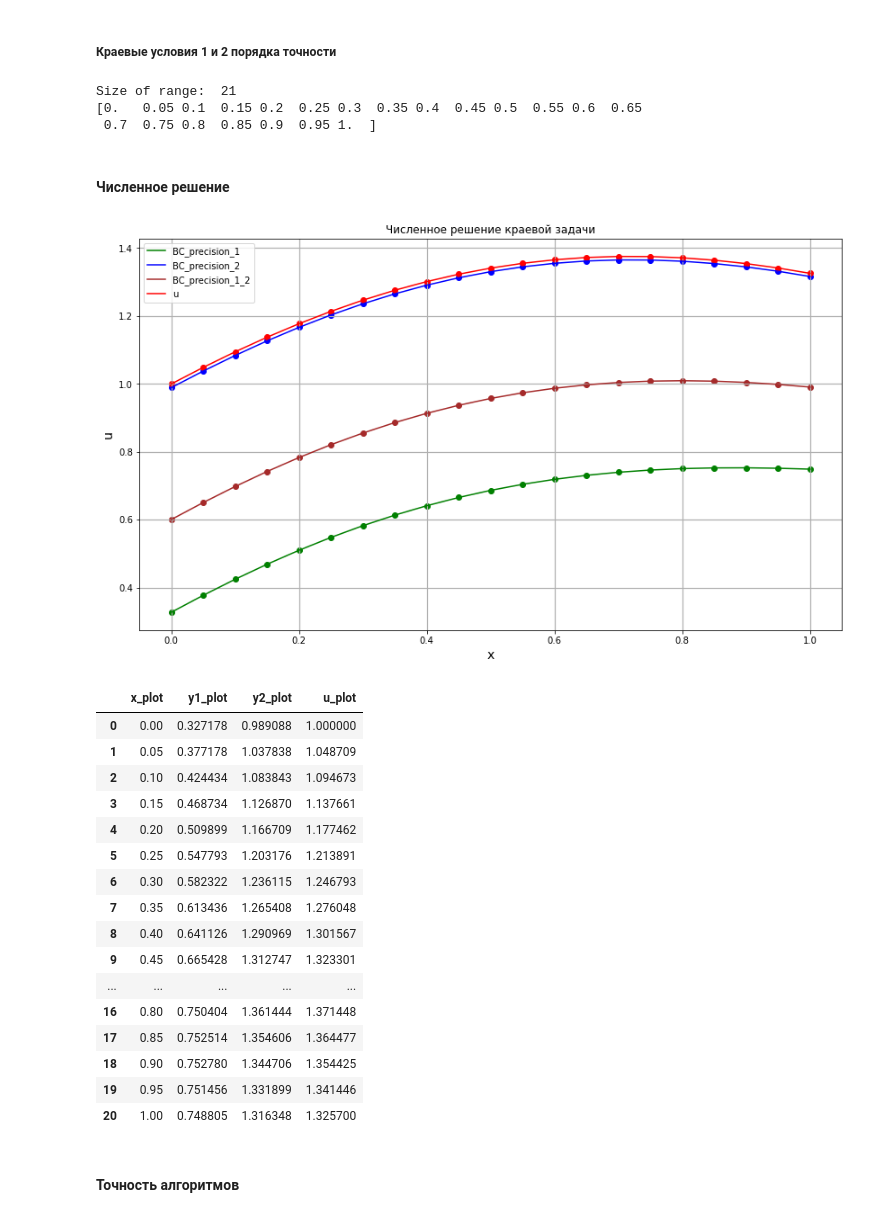
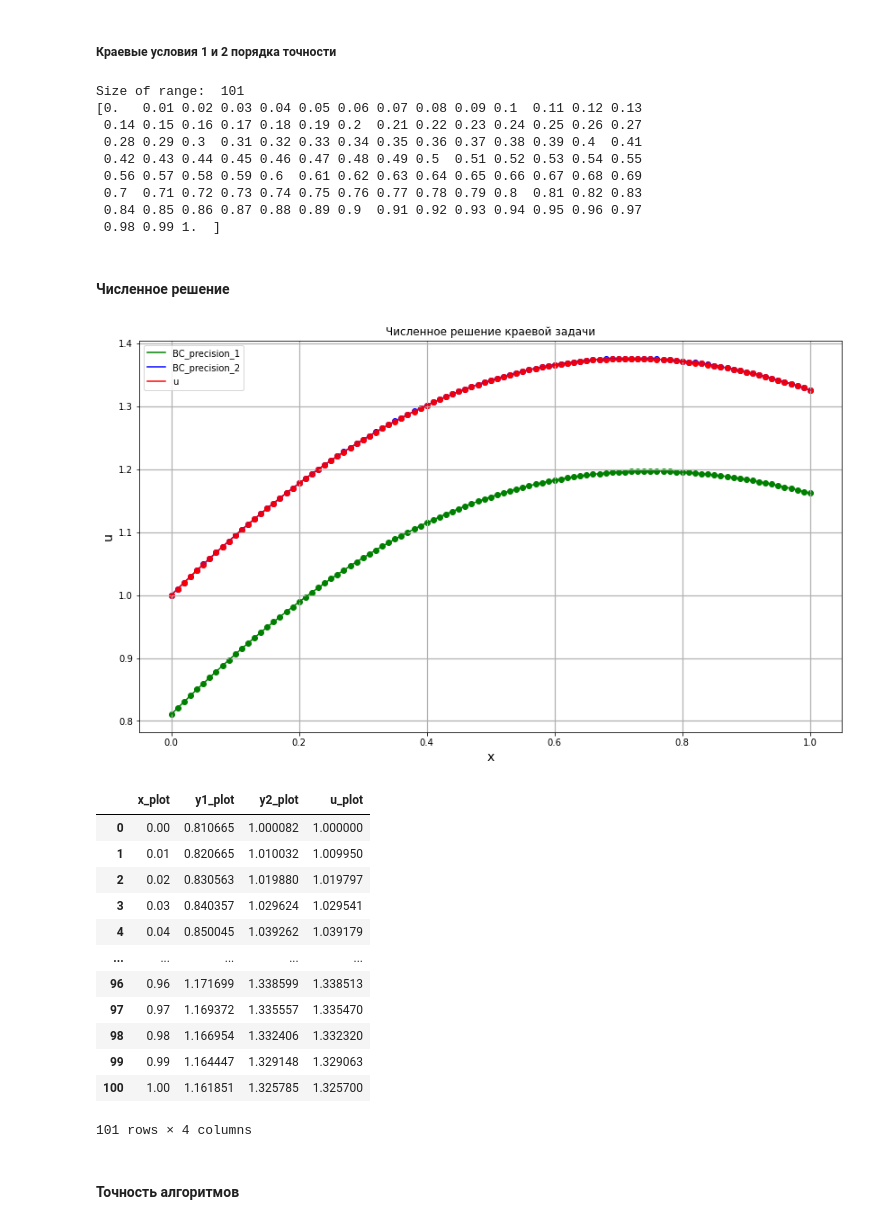
Before and after one commit to Shchetinnikov/Numerical_Methods, a Jupyter notebook: Lab6.ipynb, the cells around one changed output. Saved outputs shown, nothing was run; the diff lists cells and outputs as text; code cells hidden in the pictures.

```diff
--- a/Lab6.ipynb
+++ b/Lab6.ipynb
@@ -385,7 +360,7 @@ alpha1 = 0
 beta1  = 1
 # %%
 # шаг сетки
-h = 0.05
+h = 0.01
 
 # построение сетки
 x_plot= np.linspace(a, b, round((b - a) / h) + 1)
@@ -393,9 +368,15 @@ x_plot= np.linspace(a, b, round((b - a) / h) + 1)
 print("Size of range: ", len(x_plot))
 print(x_plot)
 # %% [output]
-Size of range:  21
-[0.   0.05 0.1  0.15 0.2  0.25 0.3  0.35 0.4  0.45 0.5  0.55 0.6  0.65
- 0.7  0.75 0.8  0.85 0.9  0.95 1.  ]
+Size of range:  101
+[0.   0.01 0.02 0.03 0.04 0.05 0.06 0.07 0.08 0.09 0.1  0.11 0.12 0.13
+ 0.14 0.15 0.16 0.17 0.18 0.19 0.2  0.21 0.22 0.23 0.24 0.25 0.26 0.27
+ 0.28 0.29 0.3  0.31 0.32 0.33 0.34 0.35 0.36 0.37 0.38 0.39 0.4  0.41
+ 0.42 0.43 0.44 0.45 0.46 0.47 0.48 0.49 0.5  0.51 0.52 0.53 0.54 0.55
+ 0.56 0.57 0.58 0.59 0.6  0.61 0.62 0.63 0.64 0.65 0.66 0.67 0.68 0.69
+ 0.7  0.71 0.72 0.73 0.74 0.75 0.76 0.77 0.78 0.79 0.8  0.81 0.82 0.83
+ 0.84 0.85 0.86 0.87 0.88 0.89 0.9  0.91 0.92 0.93 0.94 0.95 0.96 0.97
+ 0.98 0.99 1.  ]
 # %%
 a1_plot, b1_plot, c1_plot, f1_plot = SLE_constants (x_plot, alpha1, alpha2, beta1, beta2, gamma1, gamma2, p, q, f, 1)
 a2_plot, b2_plot, c2_plot, f2_plot = SLE_constants (x_plot, alpha1, alpha2, beta1, beta2, gamma1, gamma2, p, q, f, 2)
@@ -410,31 +389,28 @@ u_plot  = [u(x) for x in x_plot]
 # %%
 fig, ax = plt.subplots(figsize=(14, 8))
 
 ax.scatter(x_plot, y1_plot, color="green")
 ax.plot   (x_plot, y1_plot, color="green", label='BC_precision_1')  # BC - boundary conditions
 
 ax.scatter(x_plot, y2_plot, color="blue")
 ax.plot   (x_plot, y2_plot, color="blue", label='BC_precision_2')
-
-ax.scatter(x_plot, y3_plot, color="brown")
-ax.plot   (x_plot, y3_plot, color="brown", label='BC_precision_1_2')
 
 ax.scatter(x_plot, u_plot, color="red")
 ax.plot   (x_plot, u_plot, color="red", label='u')
 
 
 ax.grid(which="major", linewidth=1.2)
 ax.grid(which="minor", linestyle="--", color="gray", linewidth=0.5)
 
 ax.set_xlabel("x", fontsize=14)
 ax.set_ylabel("u", fontsize=14)
 
 plt.title("Численное решение краевой задачи")
 plt.legend()
 
 plt.show()
 # %% [output]
-[figure, old version]
+[figure, new version]
 # %%
 d = {'x_plot': x_plot, 'y1_plot': y1_plot, 'y2_plot': y2_plot, 'u_plot': u_plot}
 
@@ -442,22 +418,18 @@ df = pd.DataFrame(d)
 df
 # %% [output]
 |  | x_plot | y1_plot | y2_plot | u_plot |
-| 0 | 0.00 | 0.327178 | 0.989088 | 1.000000 |
-| 1 | 0.05 | 0.377178 | 1.037838 | 1.048709 |
-| 2 | 0.10 | 0.424434 | 1.083843 | 1.094673 |
-| 3 | 0.15 | 0.468734 | 1.126870 | 1.137661 |
-| 4 | 0.20 | 0.509899 | 1.166709 | 1.177462 |
-| 5 | 0.25 | 0.547793 | 1.203176 | 1.213891 |
-| 6 | 0.30 | 0.582322 | 1.236115 | 1.246793 |
-| 7 | 0.35 | 0.613436 | 1.265408 | 1.276048 |
-| 8 | 0.40 | 0.641126 | 1.290969 | 1.301567 |
-| 9 | 0.45 | 0.665428 | 1.312747 | 1.323301 |
+| 0 | 0.00 | 0.810665 | 1.000082 | 1.000000 |
+| 1 | 0.01 | 0.820665 | 1.010032 | 1.009950 |
+| 2 | 0.02 | 0.830563 | 1.019880 | 1.019797 |
+| 3 | 0.03 | 0.840357 | 1.029624 | 1.029541 |
+| 4 | 0.04 | 0.850045 | 1.039262 | 1.039179 |
 | ... | ... | ... | ... | ... |
-| 16 | 0.80 | 0.750404 | 1.361444 | 1.371448 |
-| 17 | 0.85 | 0.752514 | 1.354606 | 1.364477 |
-| 18 | 0.90 | 0.752780 | 1.344706 | 1.354425 |
-| 19 | 0.95 | 0.751456 | 1.331899 | 1.341446 |
-| 20 | 1.00 | 0.748805 | 1.316348 | 1.325700 |
+| 96 | 0.96 | 1.171699 | 1.338599 | 1.338513 |
+| 97 | 0.97 | 1.169372 | 1.335557 | 1.335470 |
+| 98 | 0.98 | 1.166954 | 1.332406 | 1.332320 |
+| 99 | 0.99 | 1.164447 | 1.329148 | 1.329063 |
+| 100 | 1.00 | 1.161851 | 1.325785 | 1.325700 |
+101 rows × 4 columns
 # %% [markdown]
 #### Точность алгоритмов
 # %%
```
Also changed, not shown: parts of 15 cells of this notebook.
